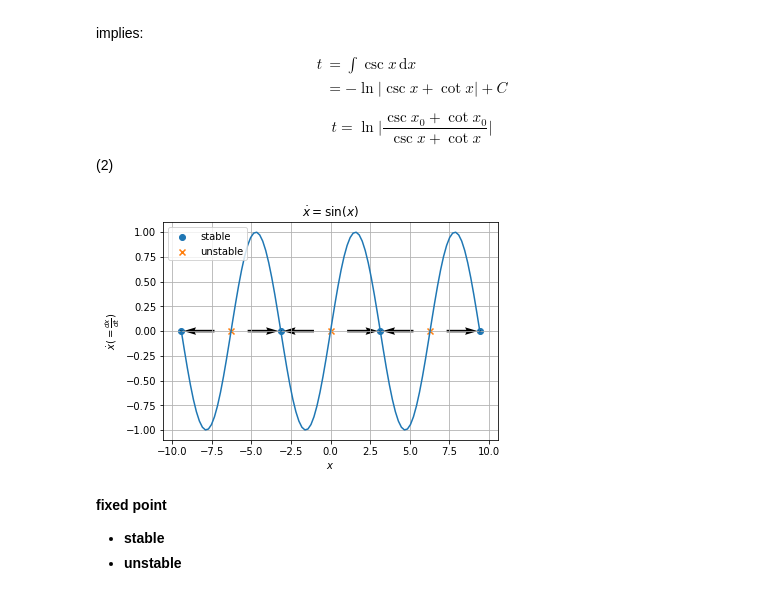
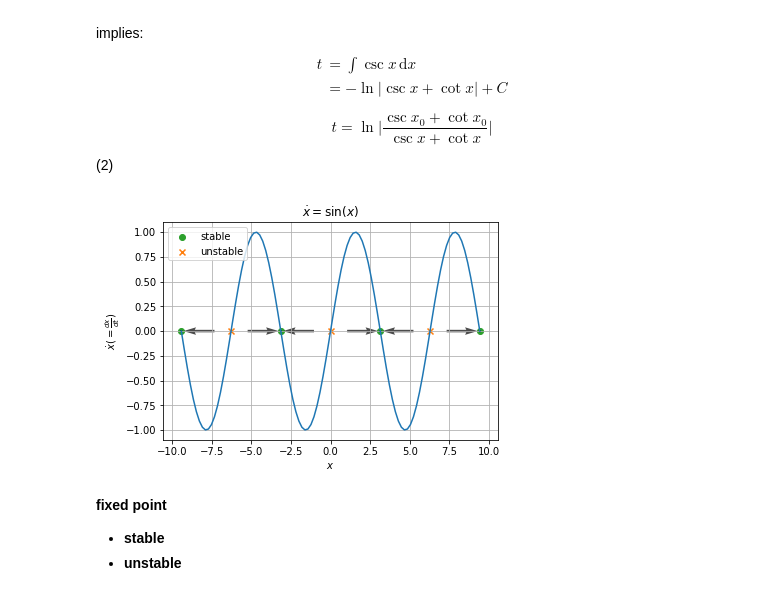
Before and after one commit to shumez/NLDC, a Jupyter notebook: c02/note.ipynb, the cells around one changed output. Cells and saved outputs as stored; diff of their text form; code cells hidden in the pictures.

```diff
--- a/c02/note.ipynb
+++ b/c02/note.ipynb
@@ -5,6 +5,23 @@
 **Overview**
 
 - [2.0 Introduction](#2.0-Introduction)
+# %%
+import matplotlib.pyplot as plt
+import numpy as np
+
+c = ['#1f77b4',
+     '#ff7f0e',
+     '#2ca02c',
+     '#d62728',
+     '#9467bd',
+     '#8c564b',
+     '#e377c2',
+     '#7f7f7f',
+     '#bcbd22',
+     '#17becf']
+
+l = ['-', '--', '-.', ':']
+marker = ['o', 'x', 's']
 # %% [markdown]
 ## 2.0 Introduction
 ---
@@ -50,37 +67,37 @@ pi = np.pi
 def f(x):
     y = np.sin(x)
     return y
 
 x = np.linspace(-pi*3, pi*3, num=100)
 x_dot = f(x)
 plt.plot(x, x_dot)
 
 stable = np.arange(-pi*3, pi*4, pi*2)
-plt.scatter(stable, f(stable), marker='o', label='stable')
+plt.scatter(stable, f(stable), marker='o', label='stable', c=c[2])
 
 unstable = np.arange(-pi*2, pi*3, pi*2)
-plt.scatter(unstable, f(unstable), marker='x', label='unstable')
+plt.scatter(unstable, f(unstable), marker='x', label='unstable', c=c[1])
 
 
 # flow_pos = np.arange(-pi*3/2, pi*7/2, pi*2)
 # plt.scatter(flow_pos, np.repeat(0, len(flow_pos)), marker='>', c='darkblue')
 
 # flow_neg = np.arange(-pi*5/2, pi*5/2, pi*2)
 # plt.scatter(flow_neg, np.repeat(0, len(flow_neg)), marker='<', c='darkblue')
 
 x_flow = np.linspace(-pi*3, pi*3, 10)
 y_flow = np.repeat(0, len(x_flow))
 l_flow = f(x_flow)
-plt.quiver(x_flow, y_flow, l_flow, 0)
+plt.quiver(x_flow, y_flow, l_flow, 0, alpha=.7)
 
 plt.title(r'$\dot{x} = \sin(x)$')
 plt.xlabel(r'$x$')
 plt.ylabel(r'$\dot{x} (= \frac{dx}{dt})$')
 plt.legend(loc='upper left')
 plt.grid(True)
 plt.show()
 # %% [output]
-[figure, old version]
+[figure, new version]
 # %% [markdown]
 **fixed point**
 - **stable**
```
Also changed, not shown: parts of 15 cells of this notebook.
